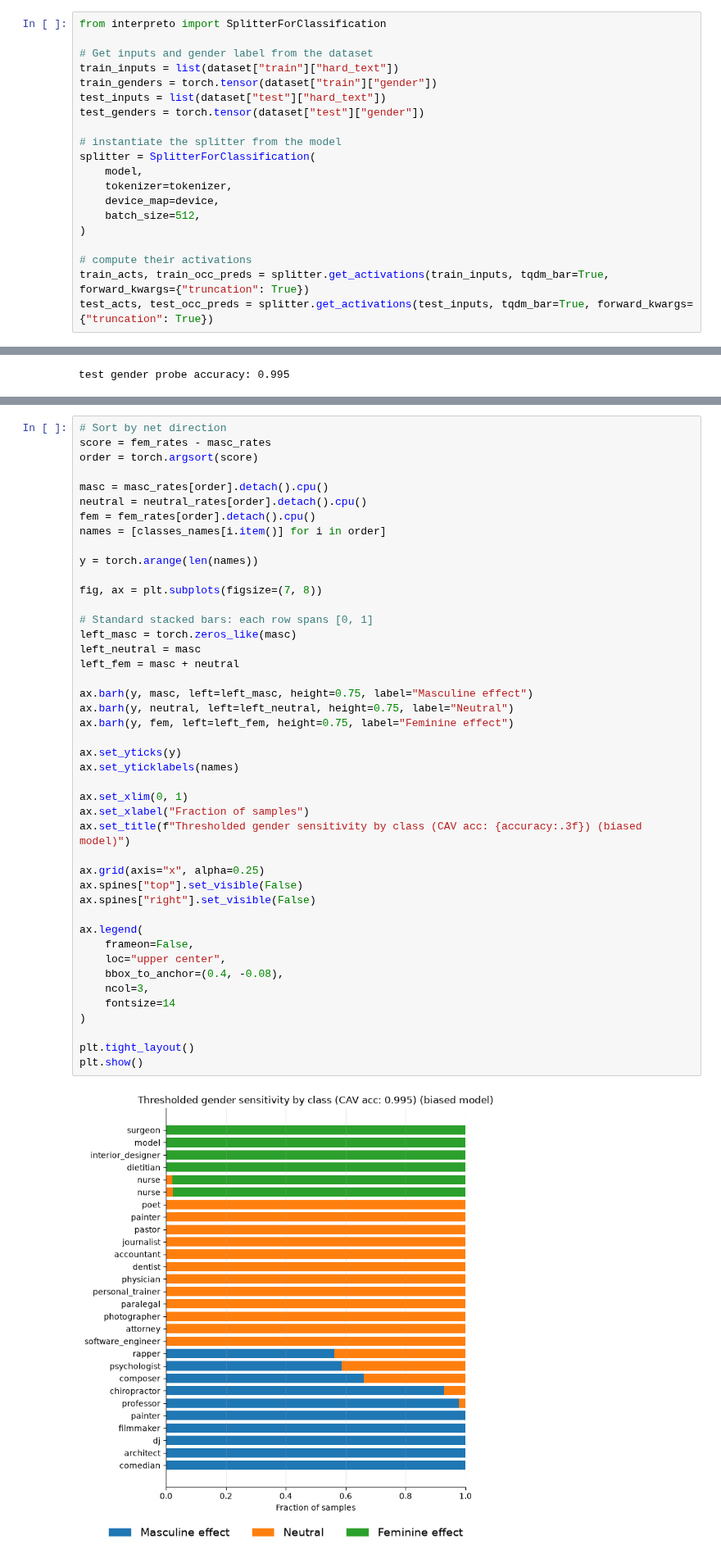
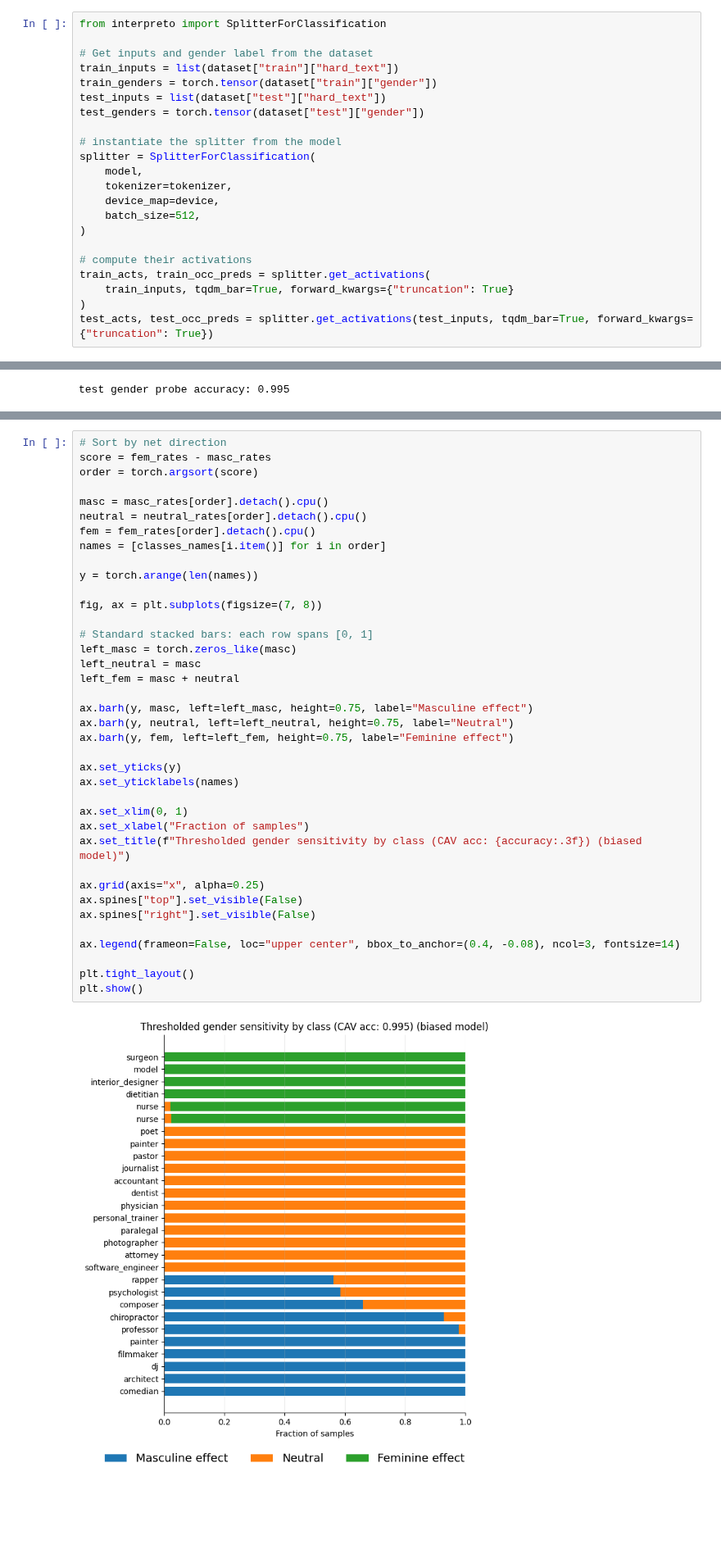
Before and after one commit to FOR-sight-ai/interpreto, a Jupyter notebook: docs/notebooks/examples/fairness_applications.ipynb, the cells around one changed output, grey strips where cells are left out. Shown at 82% size. Drawn from its saved outputs; the diff is of its cells as text; blank space fills up the shorter version.

```diff
--- a/docs/notebooks/examples/fairness_applications.ipynb
+++ b/docs/notebooks/examples/fairness_applications.ipynb
@@ -198,6 +198,8 @@ splitter = SplitterForClassification(
 )
 
 # compute their activations
-train_acts, train_occ_preds = splitter.get_activations(train_inputs, tqdm_bar=True, forward_kwargs={"truncation": True})
+train_acts, train_occ_preds = splitter.get_activations(
+    train_inputs, tqdm_bar=True, forward_kwargs={"truncation": True}
+)
 test_acts, test_occ_preds = splitter.get_activations(test_inputs, tqdm_bar=True, forward_kwargs={"truncation": True})
 # %% [markdown]
@@ -285,41 +287,35 @@ fem = fem_rates[order].detach().cpu()
 names = [classes_names[i.item()] for i in order]
 
 y = torch.arange(len(names))
 
 fig, ax = plt.subplots(figsize=(7, 8))
 
 # Standard stacked bars: each row spans [0, 1]
 left_masc = torch.zeros_like(masc)
 left_neutral = masc
 left_fem = masc + neutral
 
 ax.barh(y, masc, left=left_masc, height=0.75, label="Masculine effect")
 ax.barh(y, neutral, left=left_neutral, height=0.75, label="Neutral")
 ax.barh(y, fem, left=left_fem, height=0.75, label="Feminine effect")
 
 ax.set_yticks(y)
 ax.set_yticklabels(names)
 
 ax.set_xlim(0, 1)
 ax.set_xlabel("Fraction of samples")
 ax.set_title(f"Thresholded gender sensitivity by class (CAV acc: {accuracy:.3f}) (biased model)")
 
 ax.grid(axis="x", alpha=0.25)
 ax.spines["top"].set_visible(False)
 ax.spines["right"].set_visible(False)
 
-ax.legend(
-    frameon=False,
-    loc="upper center",
-    bbox_to_anchor=(0.4, -0.08),
-    ncol=3,
-    fontsize=14
-)
+ax.legend(frameon=False, loc="upper center", bbox_to_anchor=(0.4, -0.08), ncol=3, fontsize=14)
 
 plt.tight_layout()
 plt.show()
 # %% [output]
-[figure, old version]
+[figure, new version]
 # %% [markdown]
 ## 1.3 Unsupervised concepts discovery
 
```
Also changed, not shown: parts of 14 cells of this notebook, 2 other files.
